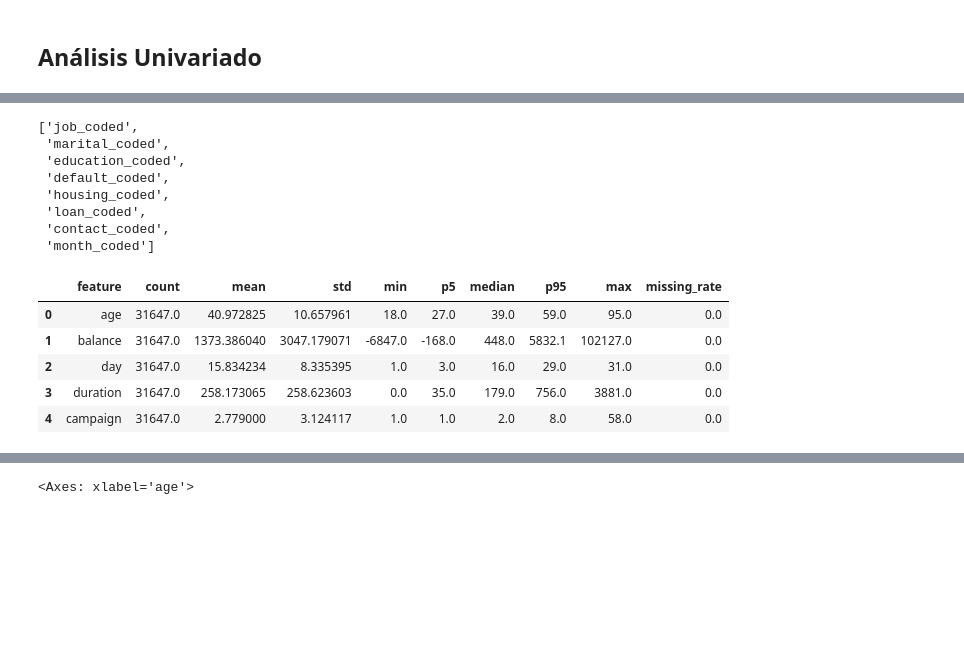
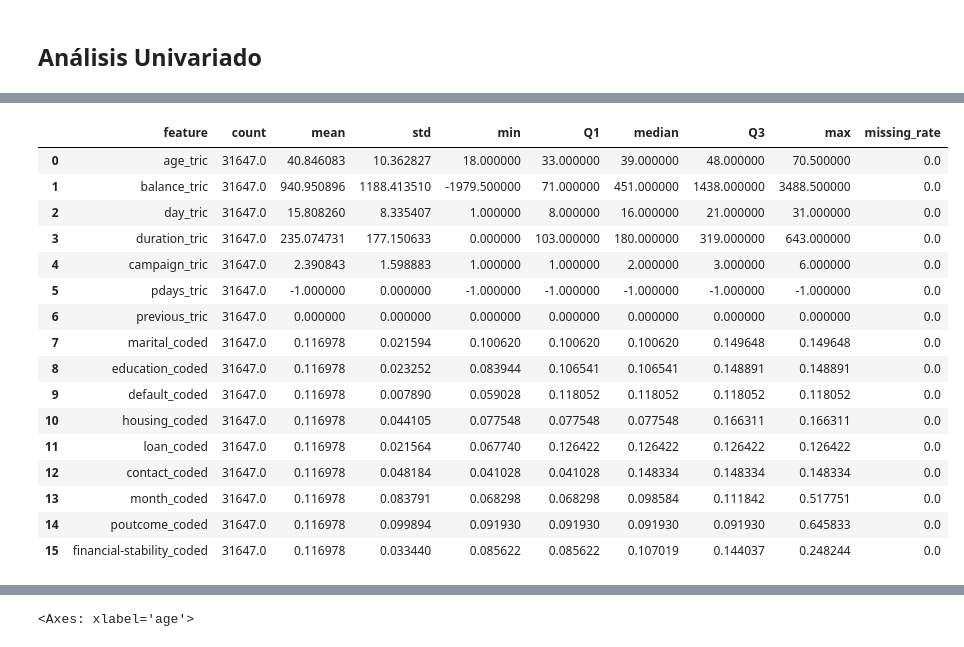
Before and after one commit to jdug1981/proyecto_final, a Jupyter notebook: Proyecto_BANKMARKETING.ipynb, the cells around one changed output, grey strips where cells are left out. Cells and saved outputs as stored; diff of their text form; code cells hidden in the pictures; blank space fills up the shorter version.

```diff
--- a/Proyecto_BANKMARKETING.ipynb
+++ b/Proyecto_BANKMARKETING.ipynb
@@ -516,5 +440,3 @@ memory usage: 5.5+ MB
 # Conteo de los niveles en las diferentes columnas categóricas:
 # Como se verá en su ejecución, todas las variables categóricas poseen mas de 1 subnivel, por tal motivo no podremos a primera vista, eliminar alguna columna.
 cols_cat = ['job','marital','education','default','housing','loan','contact','day','y']
-for col in cols_cat:
-  print('Columna ', col, ': ' , data[col].nunique() ,  ' Subniveles')
@@ -571,0 +533,4 @@ Successfully installed category_encoders-2.6.1
+# %%
+
+variables_numericas_ric = [x + '_tric' for x in variables_numericas]
+variables_numericas_ric
@@ -571,0 +564,27 @@ Successfully installed category_encoders-2.6.1
+# %%
+# Mapear las categorías a los nuevos valores
+mapping = {
+    'management': 'Estable',
+    'services': 'Inestable',
+    'blue-collar': 'Inestable',
+    'technician': 'Moderado',
+    'entrepreneur': 'Moderado',
+    'student': 'Variable',
+    'retired': 'Estable',
+    'admin.': 'Estable',
+    'housemaid': 'Inestable',
+    'self-employed': 'Moderado',
+    'unemployed': 'Inestable',
+    'unknown': 'Variable'
+}
+if 'job' in train.columns.tolist():
+  # EN TRAIN: Crear la nueva columna "financial-stability" utilizando el mapeo de categorías
+    train['financial-stability'] = train['job'].map(mapping)
+
+        # Eliminar la columna "JOB" si ya no es necesaria
+    train.drop('job', axis=1, inplace=True)
+# EN TEST: Crear la nueva columna "financial-stability" utilizando el mapeo de categorías
+    test['financial-stability'] = test['job'].map(mapping)
+
+# Eliminar la columna "JOB" si ya no es necesaria
+    test.drop('job', axis=1, inplace=True)
@@ -571,0 +622,4 @@ Successfully installed category_encoders-2.6.1
+# %%
+variables_categoricas = train.select_dtypes(include=['object']).columns.tolist()
+
+print("Lista de Variables Categóricas: ",variables_categoricas,"\n")
@@ -628,32 +706,32 @@ categorical_features_coded = [x + '_coded' for x in variables_categoricas]
-# %%
-categorical_features_coded
-# %% [output]
-['job_coded',
- 'marital_coded',
- 'education_coded',
- 'default_coded',
- 'housing_coded',
- 'loan_coded',
- 'contact_coded',
- 'month_coded']
 # %%
-univariate = train[variables_numericas + categorical_features_coded].describe(percentiles = [0.05, 0.95]).transpose()
+univariate = train[variables_numericas_ric + categorical_features_coded].describe().transpose()
 univariate.reset_index(drop = False, inplace = True)
 
 univariate['missing_rate'] = 1 - univariate['count']/len(train)
 
 univariate.rename(columns = {'index' : 'feature',
-                             '5%': 'p5',
+                             '25%': 'Q1',
                              '50%' : 'median',
-                             '95%': 'p95'}, inplace = True)
-univariate.head()
+                            '75%': 'Q3'}, inplace = True)
+univariate
 # %% [output]
-|  | feature | count | mean | std | min | p5 | median | p95 | max | missing_rate |
-| 0 | age | 31647.0 | 40.972825 | 10.657961 | 18.0 | 27.0 | 39.0 | 59.0 | 95.0 | 0.0 |
-| 1 | balance | 31647.0 | 1373.386040 | 3047.179071 | -6847.0 | -168.0 | 448.0 | 5832.1 | 102127.0 | 0.0 |
-| 2 | day | 31647.0 | 15.834234 | 8.335395 | 1.0 | 3.0 | 16.0 | 29.0 | 31.0 | 0.0 |
-| 3 | duration | 31647.0 | 258.173065 | 258.623603 | 0.0 | 35.0 | 179.0 | 756.0 | 3881.0 | 0.0 |
-| 4 | campaign | 31647.0 | 2.779000 | 3.124117 | 1.0 | 1.0 | 2.0 | 8.0 | 58.0 | 0.0 |
+|  | feature | count | mean | std | min | Q1 | median | Q3 | max | missing_rate |
+| 0 | age_tric | 31647.0 | 40.846083 | 10.362827 | 18.000000 | 33.000000 | 39.000000 | 48.000000 | 70.500000 | 0.0 |
+| 1 | balance_tric | 31647.0 | 940.950896 | 1188.413510 | -1979.500000 | 71.000000 | 451.000000 | 1438.000000 | 3488.500000 | 0.0 |
+| 2 | day_tric | 31647.0 | 15.808260 | 8.335407 | 1.000000 | 8.000000 | 16.000000 | 21.000000 | 31.000000 | 0.0 |
+| 3 | duration_tric | 31647.0 | 235.074731 | 177.150633 | 0.000000 | 103.000000 | 180.000000 | 319.000000 | 643.000000 | 0.0 |
+| 4 | campaign_tric | 31647.0 | 2.390843 | 1.598883 | 1.000000 | 1.000000 | 2.000000 | 3.000000 | 6.000000 | 0.0 |
+| 5 | pdays_tric | 31647.0 | -1.000000 | 0.000000 | -1.000000 | -1.000000 | -1.000000 | -1.000000 | -1.000000 | 0.0 |
+| 6 | previous_tric | 31647.0 | 0.000000 | 0.000000 | 0.000000 | 0.000000 | 0.000000 | 0.000000 | 0.000000 | 0.0 |
+| 7 | marital_coded | 31647.0 | 0.116978 | 0.021594 | 0.100620 | 0.100620 | 0.100620 | 0.149648 | 0.149648 | 0.0 |
+| 8 | education_coded | 31647.0 | 0.116978 | 0.023252 | 0.083944 | 0.106541 | 0.106541 | 0.148891 | 0.148891 | 0.0 |
+| 9 | default_coded | 31647.0 | 0.116978 | 0.007890 | 0.059028 | 0.118052 | 0.118052 | 0.118052 | 0.118052 | 0.0 |
+| 10 | housing_coded | 31647.0 | 0.116978 | 0.044105 | 0.077548 | 0.077548 | 0.077548 | 0.166311 | 0.166311 | 0.0 |
+| 11 | loan_coded | 31647.0 | 0.116978 | 0.021564 | 0.067740 | 0.126422 | 0.126422 | 0.126422 | 0.126422 | 0.0 |
+| 12 | contact_coded | 31647.0 | 0.116978 | 0.048184 | 0.041028 | 0.041028 | 0.148334 | 0.148334 | 0.148334 | 0.0 |
+| 13 | month_coded | 31647.0 | 0.116978 | 0.083791 | 0.068298 | 0.068298 | 0.098584 | 0.111842 | 0.517751 | 0.0 |
+| 14 | poutcome_coded | 31647.0 | 0.116978 | 0.099894 | 0.091930 | 0.091930 | 0.091930 | 0.091930 | 0.645833 | 0.0 |
+| 15 | financial-stability_coded | 31647.0 | 0.116978 | 0.033440 | 0.085622 | 0.085622 | 0.107019 | 0.144037 | 0.248244 | 0.0 |
 # %%
 # Tratamiento de outliers por percentiles
 
```
Also changed, not shown: parts of 54 cells of this notebook.
